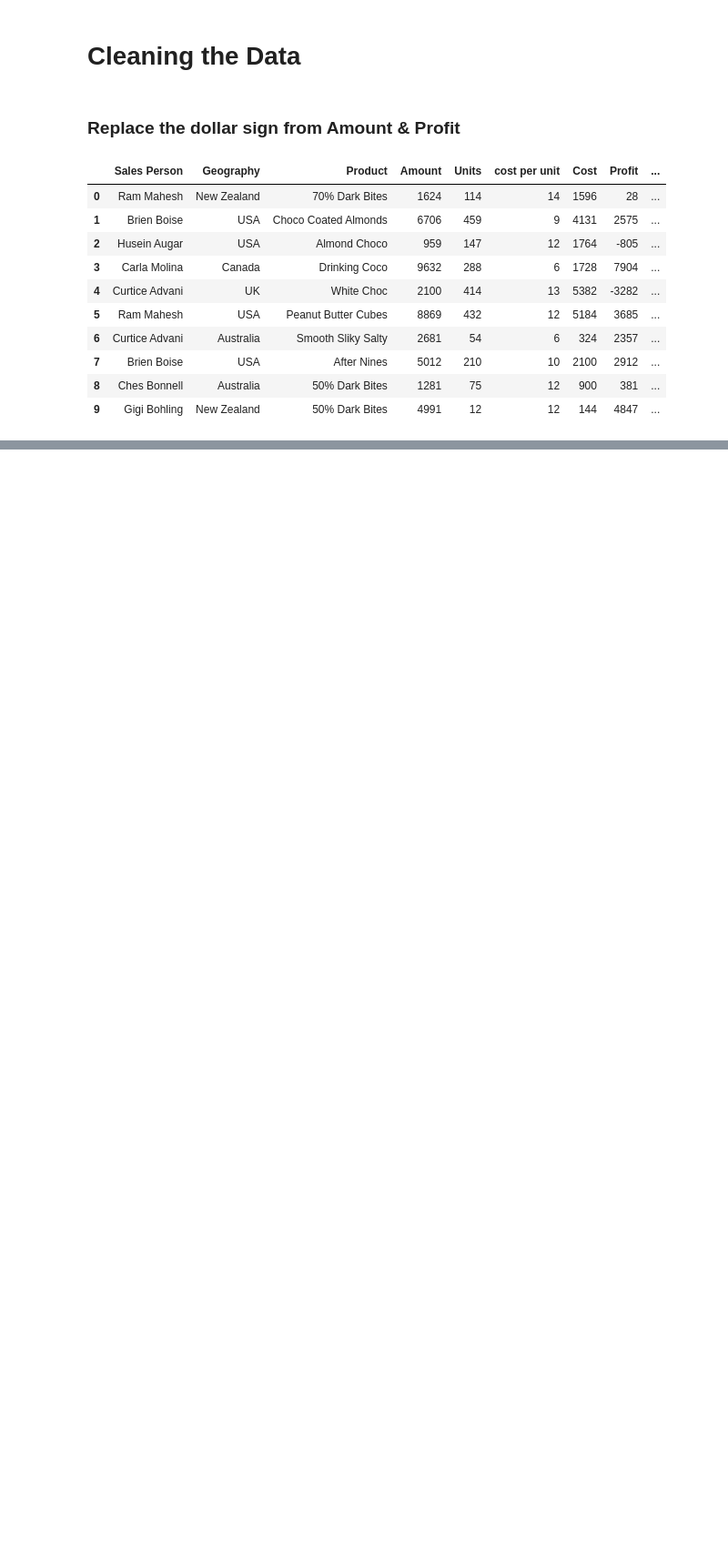
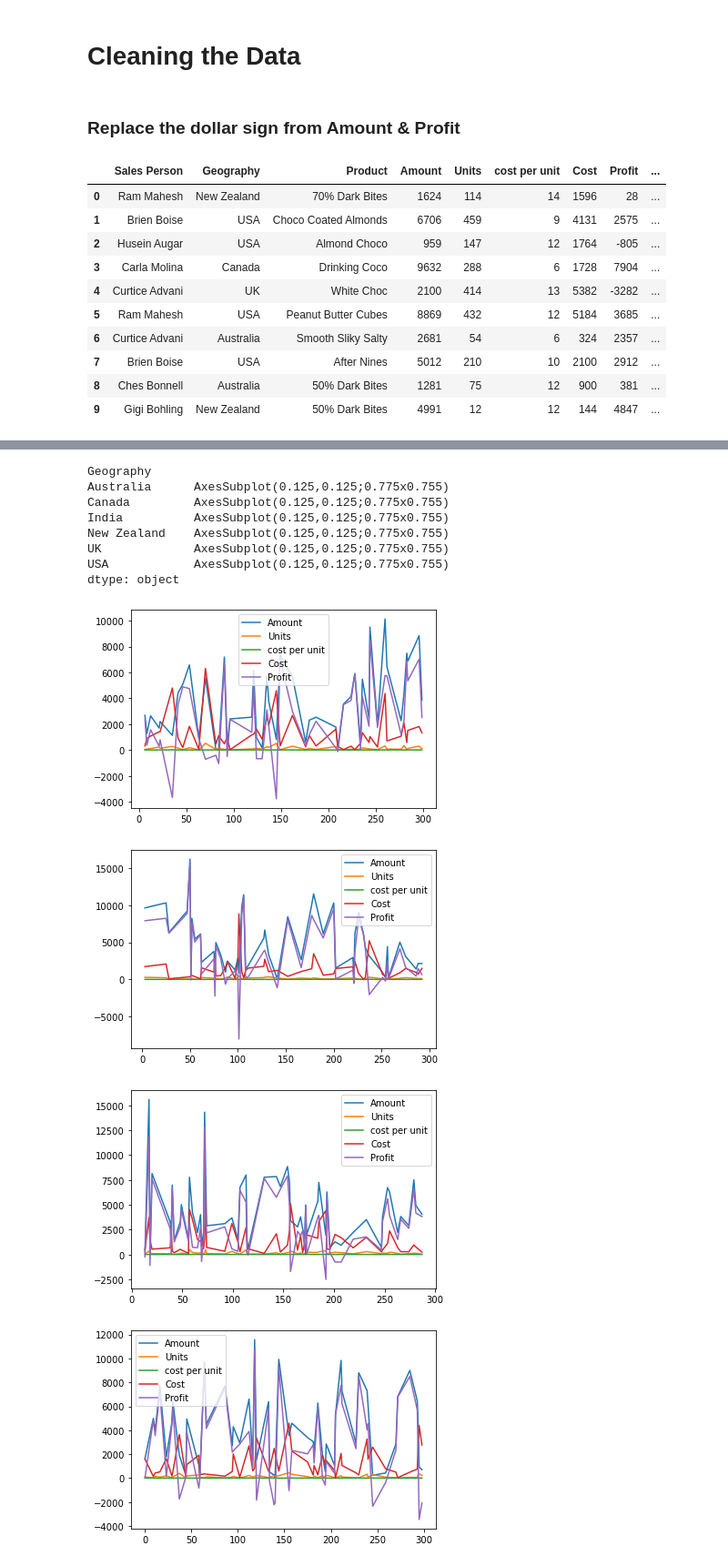
Before and after one commit to SaidurRahmanChowdhury/Choclate-Sales-Analysis, a Jupyter notebook: Chocolate Sales Analysis.ipynb, the cells around one changed output, grey strips where cells are left out. Shown at 91% size. Saved outputs shown, nothing was run; the diff lists cells and outputs as text; code cells hidden in the pictures; blank space fills up the shorter version.

Commit message:
Analysis the Data with Data Visualization

```diff
--- a/Chocolate Sales Analysis.ipynb
+++ b/Chocolate Sales Analysis.ipynb
@@ -153,0 +154,2 @@ df.head(10)
+# %%
+g=df.groupby('Geography')
@@ -153,0 +311,15 @@ df.head(10)
+# %%
+g.plot()
+# %% [output]
+Geography
+Australia      AxesSubplot(0.125,0.125;0.775x0.755)
+Canada         AxesSubplot(0.125,0.125;0.775x0.755)
+India          AxesSubplot(0.125,0.125;0.775x0.755)
+New Zealand    AxesSubplot(0.125,0.125;0.775x0.755)
+UK             AxesSubplot(0.125,0.125;0.775x0.755)
+USA            AxesSubplot(0.125,0.125;0.775x0.755)
+dtype: object
+[figure, added]
+[figure, added]
+[figure, added]
+[figure, added]
```
Also changed, not shown: parts of 15 cells of this notebook.
